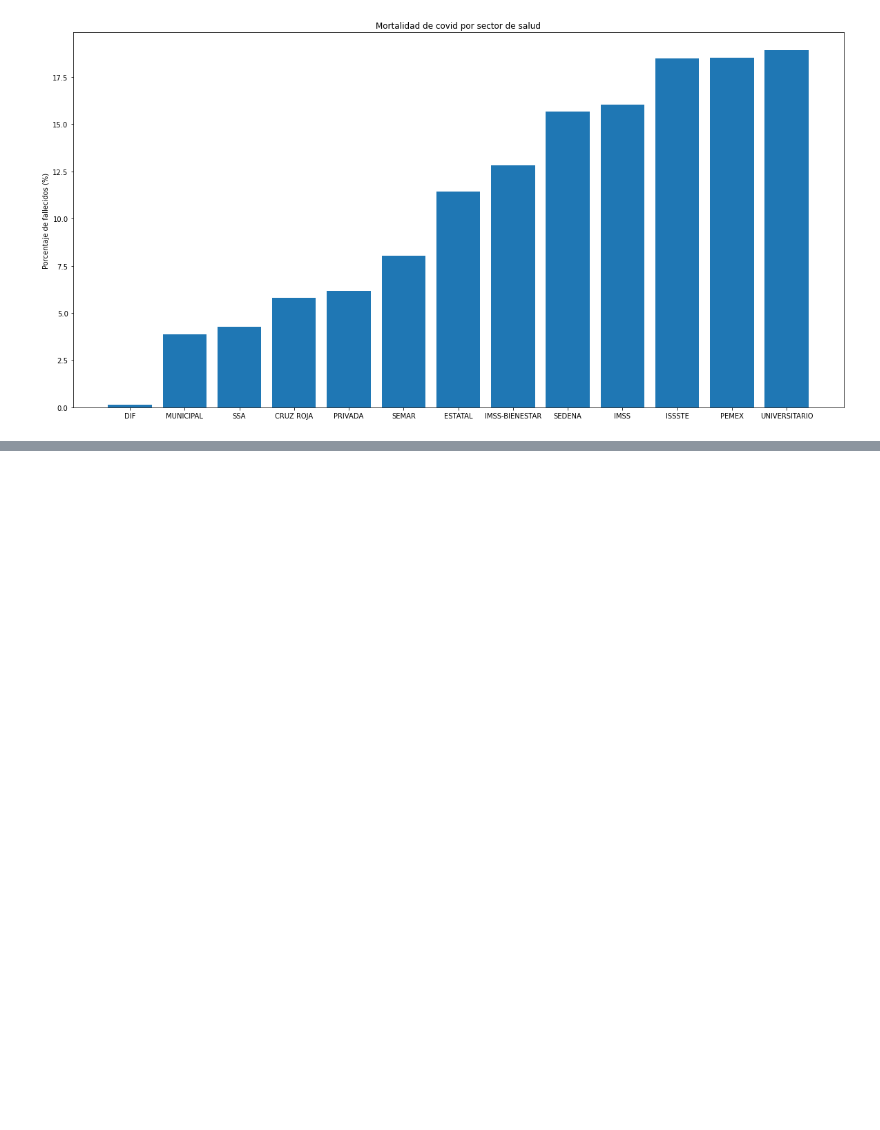
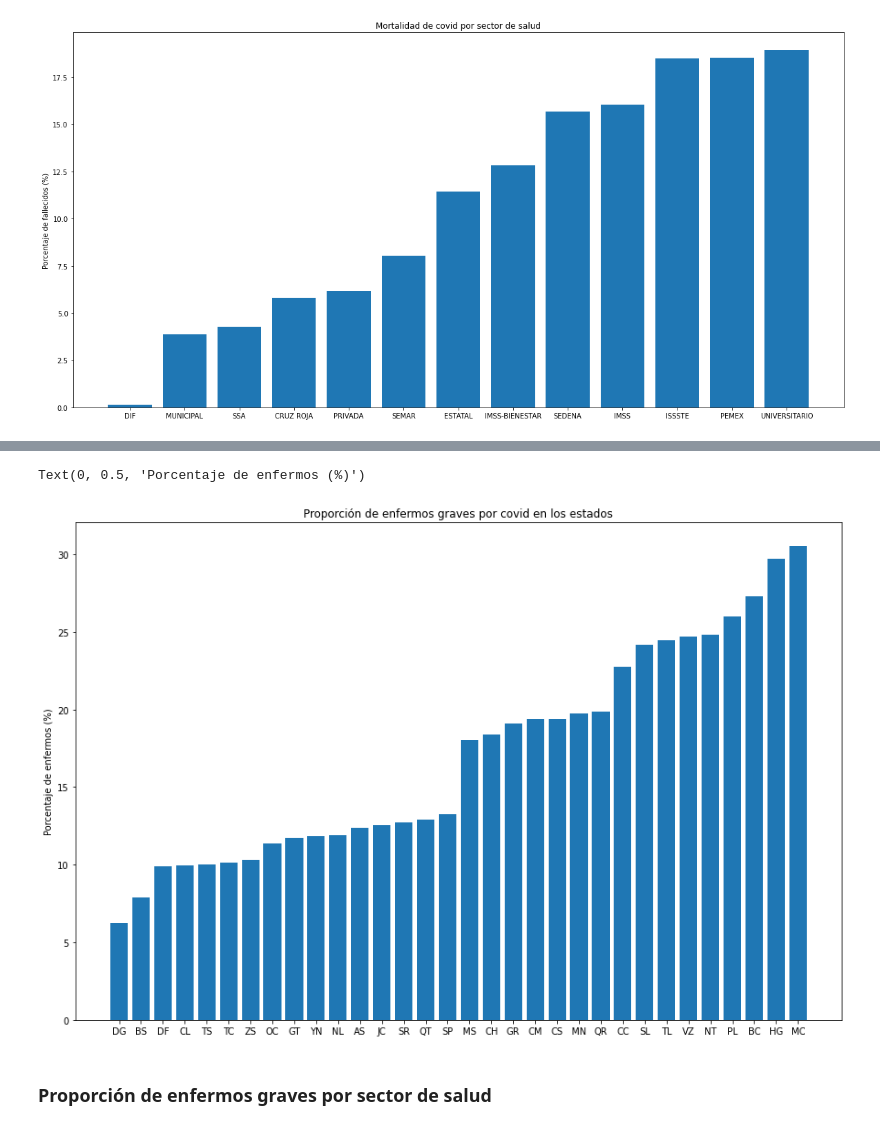
Before and after one commit to EduHdzVillasana/COVIDSTATSMX, a Jupyter notebook: Análisis y Modelado/COVID_MX.ipynb, the cells around one changed output, grey strips where cells are left out. Cells and saved outputs as stored; diff of their text form; code cells hidden in the pictures; blank space fills up the shorter version.

```diff
--- a/Análisis y Modelado/COVID_MX.ipynb
+++ b/Análisis y Modelado/COVID_MX.ipynb
@@ -538,0 +543,5 @@ Text(0, 0.5, 'Porcentaje de fallecidos (%)')
+# %%
+table = pd.crosstab(data_filtered.ESTADO, data_filtered.ENFERMEDAD_GRAVE)
+table["PROPORCION"] = table[1]/(table[0]+table[1])
+table = table.sort_values(by = ["PROPORCION"])
+table
@@ -538,0 +567,10 @@ Text(0, 0.5, 'Porcentaje de fallecidos (%)')
+# %%
+plt.figure(figsize = (15,10))
+plt.bar(table.index,table["PROPORCION"]*100)
+plt.title("Proporción de enfermos graves por covid en los estados")
+plt.ylabel("Porcentaje de enfermos (%)")
+# %% [output]
+Text(0, 0.5, 'Porcentaje de enfermos (%)')
+[figure, added]
+# %% [markdown]
+### Proporción de enfermos graves por sector de salud
```
Also changed, not shown: parts of 37 cells of this notebook.
